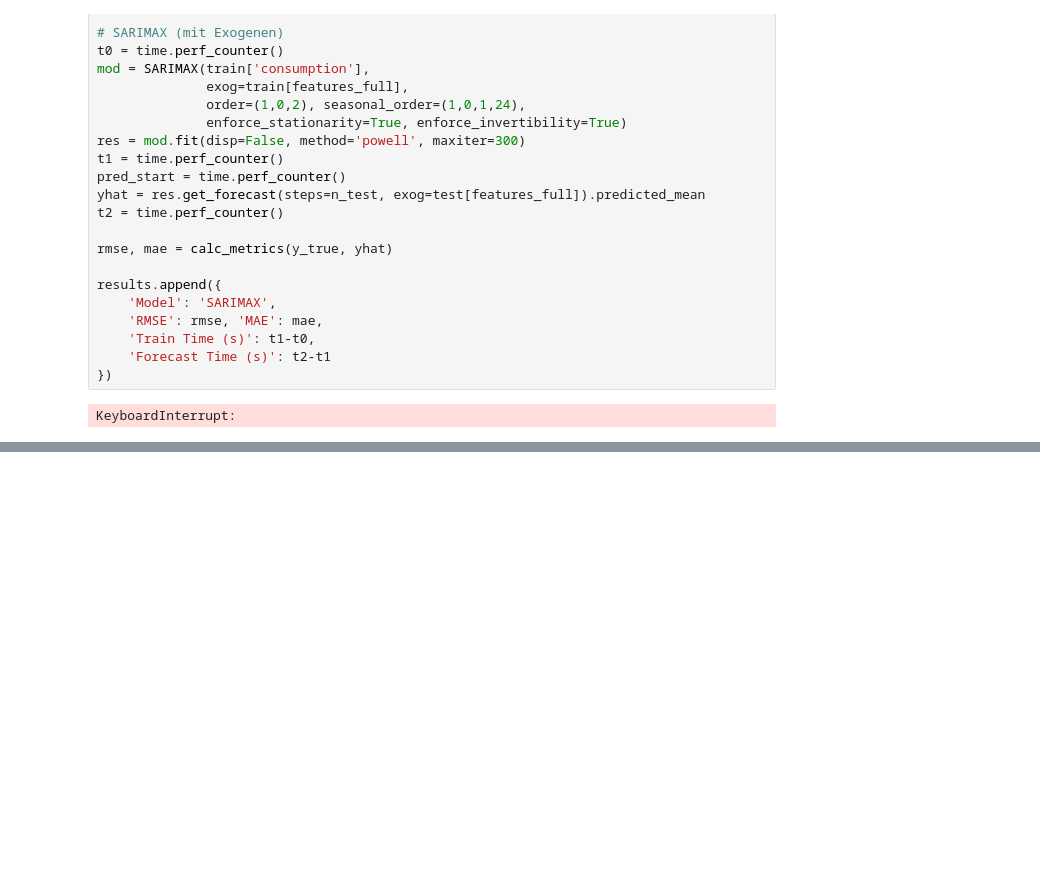
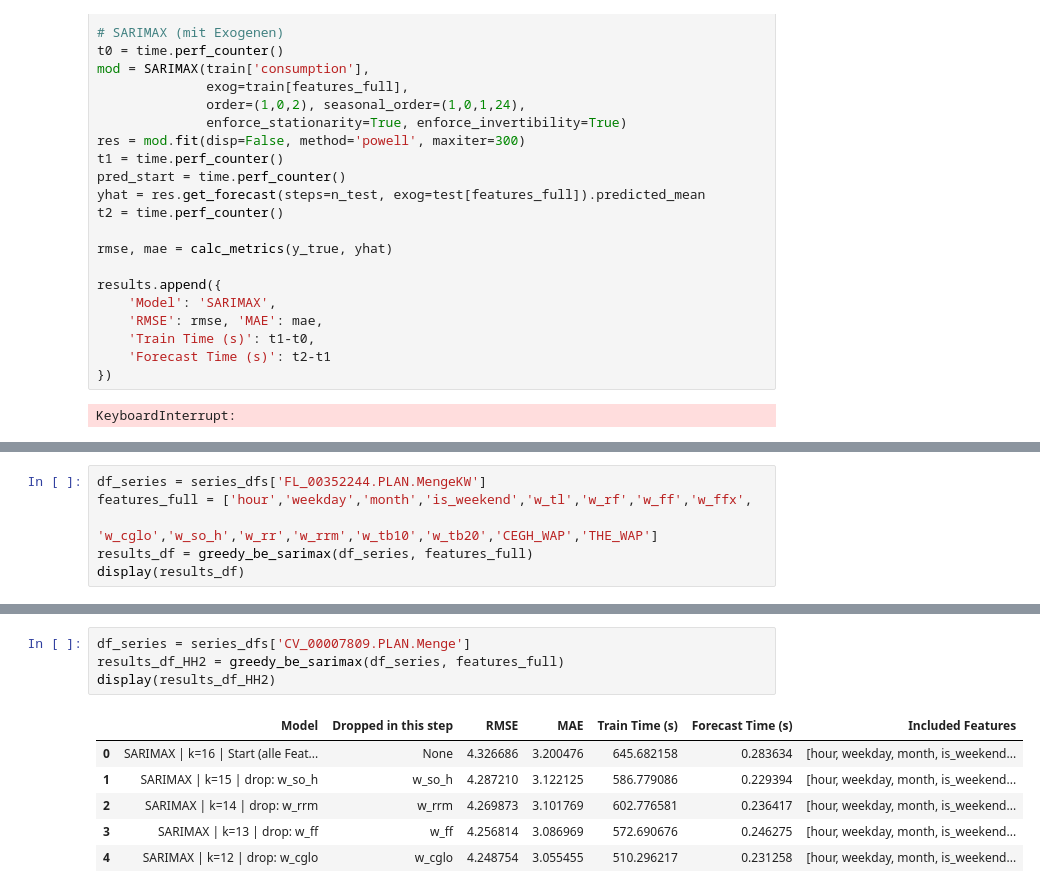
Before and after one commit to johannesgl4d0s/ersatzwerte_project, a Jupyter notebook: notebooks/08_sarrimax_model_simplification.ipynb, the cells around one changed output, grey strips where cells are left out. Cells and saved outputs as stored; diff of their text form; blank space fills up the shorter version.

```diff
--- a/notebooks/08_sarrimax_model_simplification.ipynb
+++ b/notebooks/08_sarrimax_model_simplification.ipynb
@@ -250,0 +553,6 @@ display(results_df)
+# %%
+df_series = series_dfs['FL_00352244.PLAN.MengeKW']
+features_full = ['hour','weekday','month','is_weekend','w_tl','w_rf','w_ff','w_ffx',
+                 'w_cglo','w_so_h','w_rr','w_rrm','w_tb10','w_tb20','CEGH_WAP','THE_WAP']
+results_df = greedy_be_sarimax(df_series, features_full)
+display(results_df)
@@ -250,0 +572,11 @@ display(results_df)
+# %%
+df_series = series_dfs['CV_00007809.PLAN.Menge']
+results_df_HH2 = greedy_be_sarimax(df_series, features_full)
+display(results_df_HH2)
+# %% [output]
+|  | Model | Dropped in this step | RMSE | MAE | Train Time (s) | Forecast Time (s) | Included Features |
+| 0 | SARIMAX | k=16 | Start (alle Feat... | None | 4.326686 | 3.200476 | 645.682158 | 0.283634 | [hour, weekday, month, is_weekend... |
+| 1 | SARIMAX | k=15 | drop: w_so_h | w_so_h | 4.287210 | 3.122125 | 586.779086 | 0.229394 | [hour, weekday, month, is_weekend... |
+| 2 | SARIMAX | k=14 | drop: w_rrm | w_rrm | 4.269873 | 3.101769 | 602.776581 | 0.236417 | [hour, weekday, month, is_weekend... |
+| 3 | SARIMAX | k=13 | drop: w_ff | w_ff | 4.256814 | 3.086969 | 572.690676 | 0.246275 | [hour, weekday, month, is_weekend... |
+| 4 | SARIMAX | k=12 | drop: w_cglo | w_cglo | 4.248754 | 3.055455 | 510.296217 | 0.231258 | [hour, weekday, month, is_weekend... |
```
Also changed, not shown: parts of 8 cells of this notebook, 3 other files.
